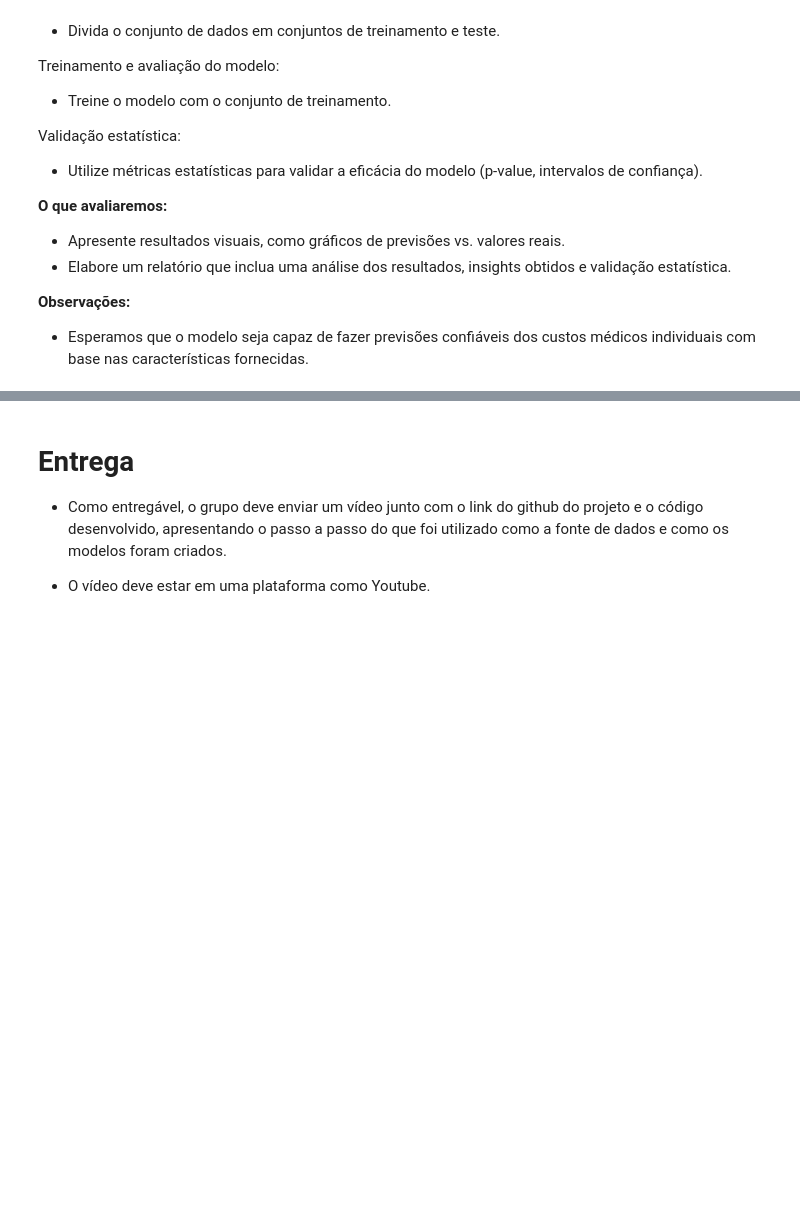
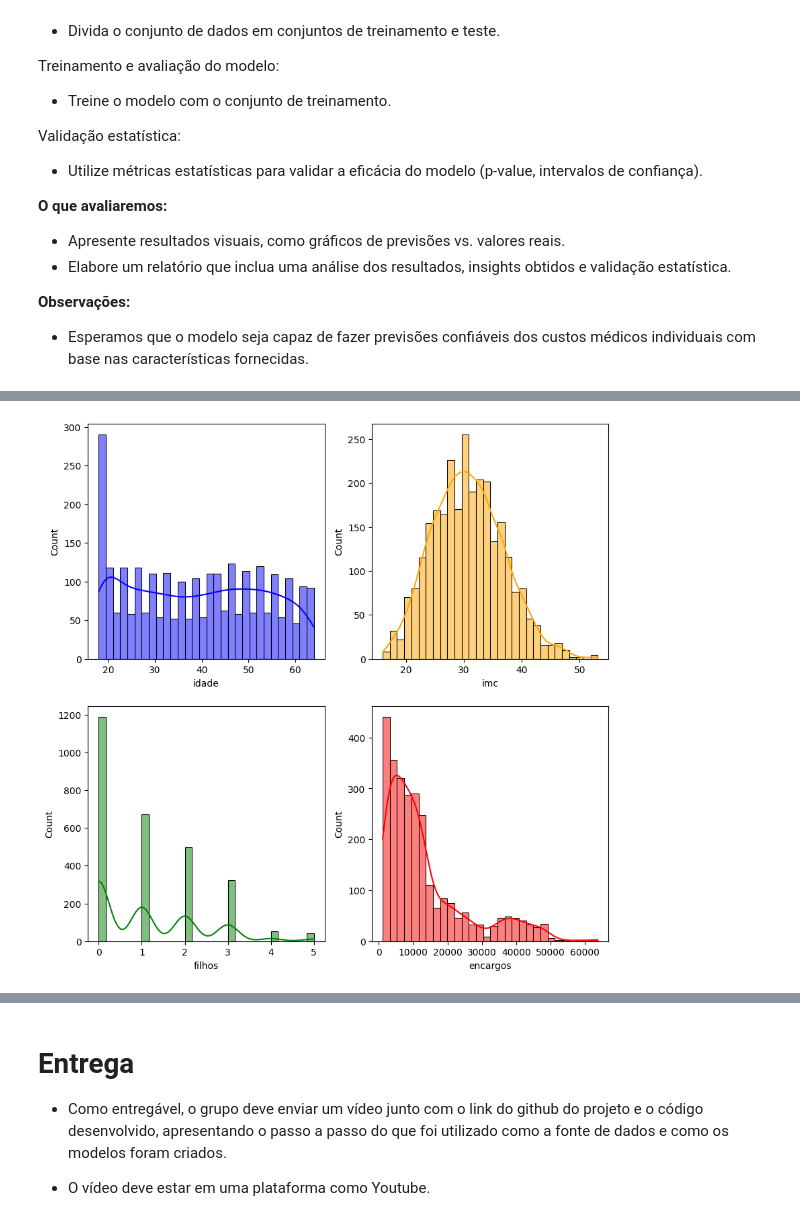
Before and after one commit to MilaGabs/medical-insurance-cost-prediction, a Jupyter notebook: medical_insurance_prediction.ipynb, the cells around one changed output, grey strips where cells are left out. Cells and saved outputs as stored; diff of their text form; code cells hidden in the pictures; blank space fills up the shorter version.

```diff
--- a/medical_insurance_prediction.ipynb
+++ b/medical_insurance_prediction.ipynb
@@ -42,0 +106,2 @@ Validação estatística:
+# %%
+dataset = pd.read_csv("medical_insurance.csv")
@@ -42,0 +144,9 @@ Validação estatística:
+# %%
+fig, axs = plt.subplots(nrows=2, ncols=2, figsize=(10, 10))
+sns.histplot(data=dataset, x='idade', kde=True, bins=30, color='blue', ax=axs[0, 0])
+sns.histplot(data=dataset, x='imc', kde=True, bins=30, color='orange', ax=axs[0, 1])
+sns.histplot(data=dataset, x='filhos', kde=True, bins=30, color='green', ax=axs[1, 0])
+sns.histplot(data=dataset, x='encargos', kde=True, bins=30, color='red', ax=axs[1, 1])
+plt.show()
+# %% [output]
+[figure, added]
```
Also changed, not shown: parts of 31 cells of this notebook.
